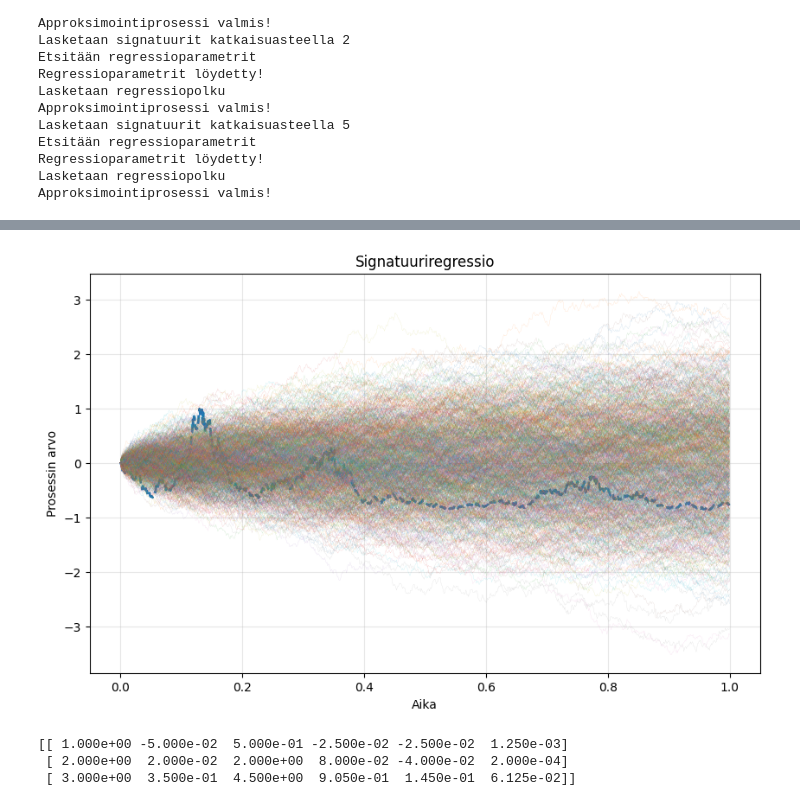
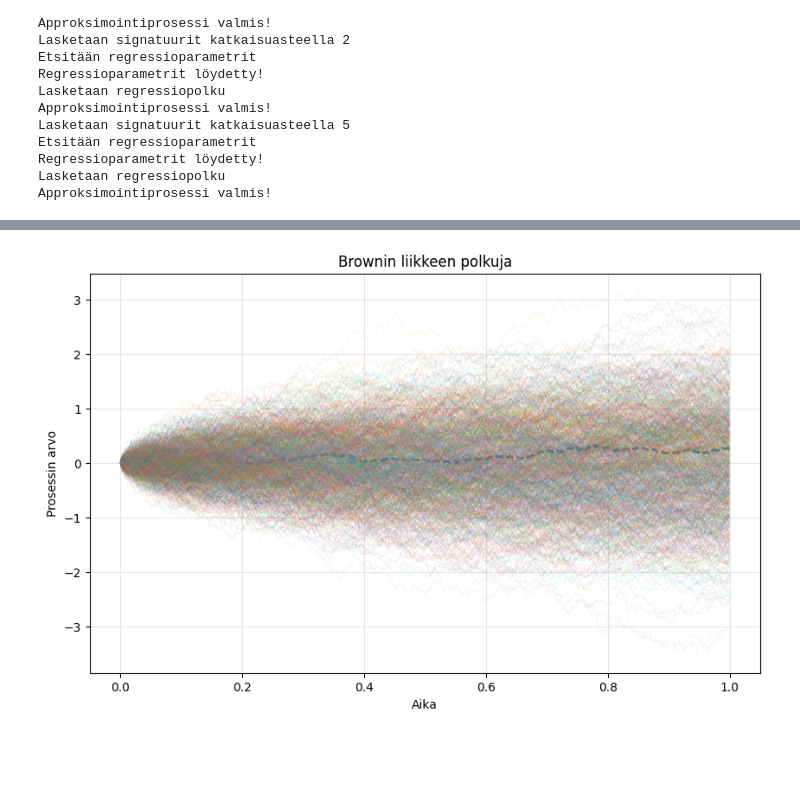
Before and after one commit to OtsoHelminen/SignatureModels, a Jupyter notebook: SigRegress.ipynb, the cells around one changed output, grey strips where cells are left out. Cells and saved outputs as stored; diff of their text form; code cells hidden in the pictures; blank space fills up the shorter version.

```diff
--- a/SigRegress.ipynb
+++ b/SigRegress.ipynb
@@ -11,0 +52,41 @@ Requirement already satisfied: numpy>1.7 in /usr/local/lib/python3.12/dist-packa
+# %%
+# Polkujen simulointi
+SEED = 202612312412
+J = 250
+M = 10
+rho = [-1, -0.25, 0, 0.5, 0.75, 1]
+Paths = {}
+t = np.linspace(0, 1, J)
+dt = t[1] - t[0]
+rng = np.random.default_rng(SEED)
+Z_1 = rng.normal(0, 1, J - 1)
+Z_2 = rng.normal(0, 1, J - 1)
+
+sig_size = iisignature.siglength(2, M) + 1
+
+# Volatiliteettiparametrit
+sigma = rng.uniform(0, 0.05, sig_size)
+
+# Simuloidaan Brownin liikkeen polut (poistettu virheellinen axis=1)
+Bpaths = np.zeros((2, J))
+Bpaths[0, 1:] = np.cumsum(np.sqrt(dt) * Z_1)
+Bpaths[1, 1:] = np.cumsum(np.sqrt(dt) * Z_2)
+
+# Lasketaan signatuurit
+Bsignatures = np.zeros((2, J, sig_size))
+Bsignatures[:, :, 0] = 1.0
+
+for n in range(2):
+  stream = np.column_stack((t, Bpaths[n]))
+  Bsignatures[n, 1:, 1:] = iisignature.sig(stream, M, 2)
+
+for r in rho:
+  path = np.zeros(J)
+  path[0] = 1
+  for j in range(J - 1):
+    sig_j = Bsignatures[0, j]
+    sig_dot_sigma = np.dot(sig_j, sigma)
+    dW = r * Z_1[j] + np.sqrt(1 - r**2) * Z_2[j]
+    path[j + 1] = path[j] * (1 + sig_dot_sigma * dW)
+
+  Paths[r] = path
@@ -275,12 +543,12 @@ M=5: MSE = 4.81755e-04
 # %%
 plt.figure(figsize=(10, 6))
 plt.plot(t, TargetGBMpath - 1, linestyle="dashed", label="Todellinen GBM-Prosessi", linewidth = 2)
 for path in Bpaths:
   plt.plot(t, path, linewidth = 0.1, alpha = 0.5)
-plt.title(f"Signatuuriregressio")
+plt.title(f"Brownin liikkeen polkuja")
 plt.xlabel("Aika")
 plt.ylabel("Prosessin arvo")
 plt.grid(True, alpha=0.3)
 plt.show()
 # %% [output]
-[figure, old version]
+[figure, new version]
@@ -289,9 +554,0 @@ log_Bpaths = np.log(Bpaths)
-# %%
-t = np.array([1,2,3,4])
-process = np.array([0.1,0.05,0.12,0.45])
-striim = np.column_stack((t,process))
-print(iisignature.sig(striim,2,2))
-# %% [output]
-[[ 1.000e+00 -5.000e-02  5.000e-01 -2.500e-02 -2.500e-02  1.250e-03]
- [ 2.000e+00  2.000e-02  2.000e+00  8.000e-02 -4.000e-02  2.000e-04]
- [ 3.000e+00  3.500e-01  4.500e+00  9.050e-01  1.450e-01  6.125e-02]]
```
Also changed, not shown: parts of 15 cells of this notebook.
